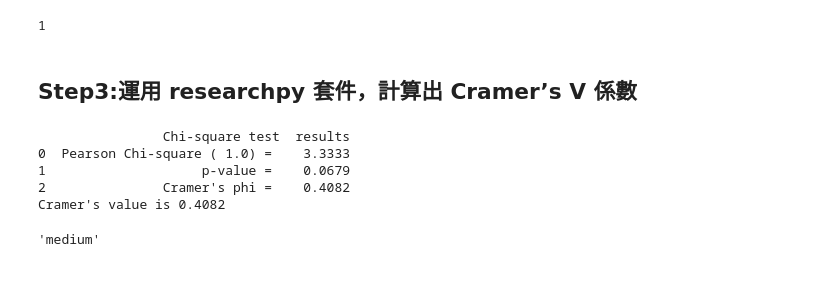
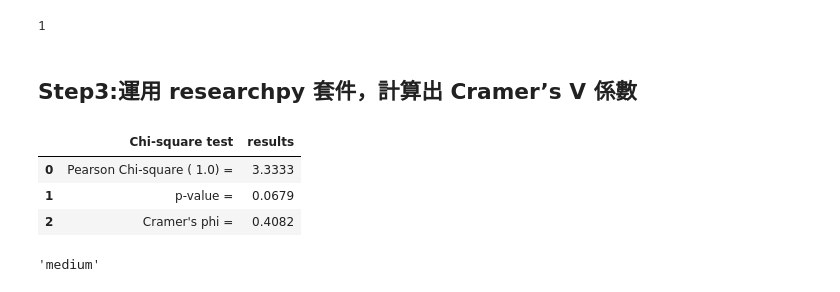
Before and after one commit to Nicolas6426527/Data_Scientist_60_Day, a Jupyter notebook: Example/41 Example維元_專案.ipynb, the cells around one changed output. Cells and saved outputs as stored; diff of their text form; code cells hidden in the pictures.

```diff
--- a/Example/41 Example維元_專案.ipynb
+++ b/Example/41 Example維元_專案.ipynb
@@ -137,17 +137,19 @@ df
 ## Step3:運用 researchpy 套件，計算出 Cramer’s V 係數
 # %%
 crosstab, res = researchpy.crosstab(data['sex'], data['insomnia'], test='chi-square')
+print(crosstab)
 print(res)
 print("Cramer's value is",res.loc[2,'results'])
 
 #這邊用卡方檢定獨立性，所以採用的 test 參數為卡方 "test =" argument.
-# 採用的變數在這個模組中，會自己根據資料集來判斷，Cramer's Phi if it a 2x2 table, or Cramer's V is larger than 2x2.
+#採用的變數在這個模組中，會自己根據資料集來判斷，Cramer's Phi if it a 2x2 table, or Cramer's V is larger than 2x2.
-# %% [output]
-                Chi-square test  results
-0  Pearson Chi-square ( 1.0) =    3.3333
-1                    p-value =    0.0679
-2               Cramer's phi =    0.4082
-Cramer's value is 0.4082
+# %%
+res
+# %% [output]
+|  | Chi-square test | results |
+| 0 | Pearson Chi-square ( 1.0) = | 3.3333 |
+| 1 | p-value = | 0.0679 |
+| 2 | Cramer's phi = | 0.4082 |
 # %%
 ## 寫一個副程式判斷相關性的強度
 def judgment_CramerV(df,V):
```
Also changed, not shown: 3 other files.
